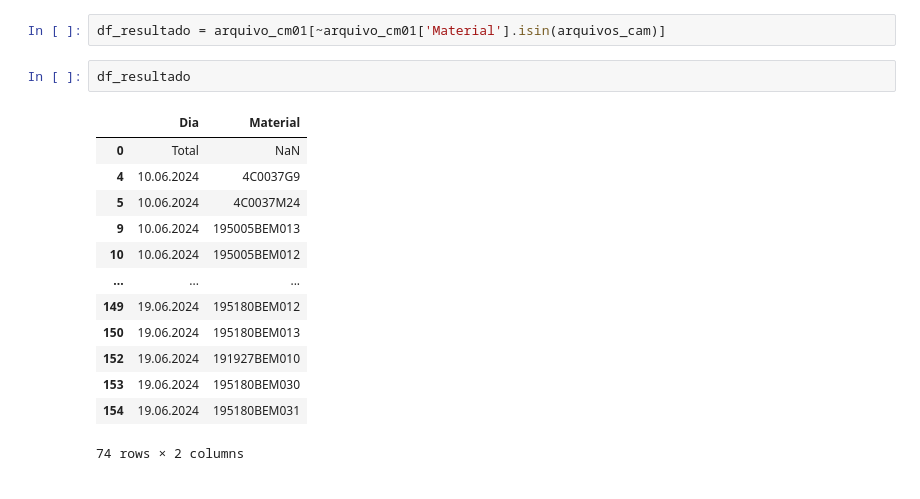
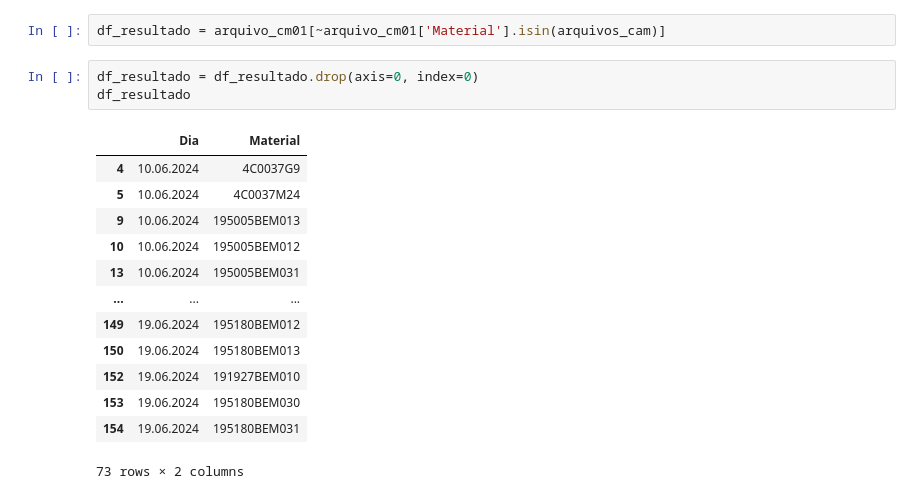
Before and after one commit to GustavoFerraz64/Script_CNC_DPCP, a Jupyter notebook: Macro CM01.ipynb, the cells around one changed output. Saved outputs shown, nothing was run; the diff lists cells and outputs as text.

```diff
--- a/Macro CM01.ipynb
+++ b/Macro CM01.ipynb
@@ -101,19 +101,20 @@ arquivos_cam
 Length: 7203, dtype: object
 # %%
 df_resultado = arquivo_cm01[~arquivo_cm01['Material'].isin(arquivos_cam)]
-# %%
-df_resultado
-# %% [output]
-|  | Dia | Material |
-| 0 | Total | NaN |
-| 4 | 10.06.2024 | 4C0037G9 |
-| 5 | 10.06.2024 | 4C0037M24 |
-| 9 | 10.06.2024 | 195005BEM013 |
-| 10 | 10.06.2024 | 195005BEM012 |
-| ... | ... | ... |
-| 149 | 19.06.2024 | 195180BEM012 |
-| 150 | 19.06.2024 | 195180BEM013 |
-| 152 | 19.06.2024 | 191927BEM010 |
-| 153 | 19.06.2024 | 195180BEM030 |
-| 154 | 19.06.2024 | 195180BEM031 |
-74 rows × 2 columns
+# %%
+df_resultado = df_resultado.drop(axis=0, index=0)
+df_resultado
+# %% [output]
+|  | Dia | Material |
+| 4 | 10.06.2024 | 4C0037G9 |
+| 5 | 10.06.2024 | 4C0037M24 |
+| 9 | 10.06.2024 | 195005BEM013 |
+| 10 | 10.06.2024 | 195005BEM012 |
+| 13 | 10.06.2024 | 195005BEM031 |
+| ... | ... | ... |
+| 149 | 19.06.2024 | 195180BEM012 |
+| 150 | 19.06.2024 | 195180BEM013 |
+| 152 | 19.06.2024 | 191927BEM010 |
+| 153 | 19.06.2024 | 195180BEM030 |
+| 154 | 19.06.2024 | 195180BEM031 |
+73 rows × 2 columns
```
Also changed, not shown: 1 other file.
